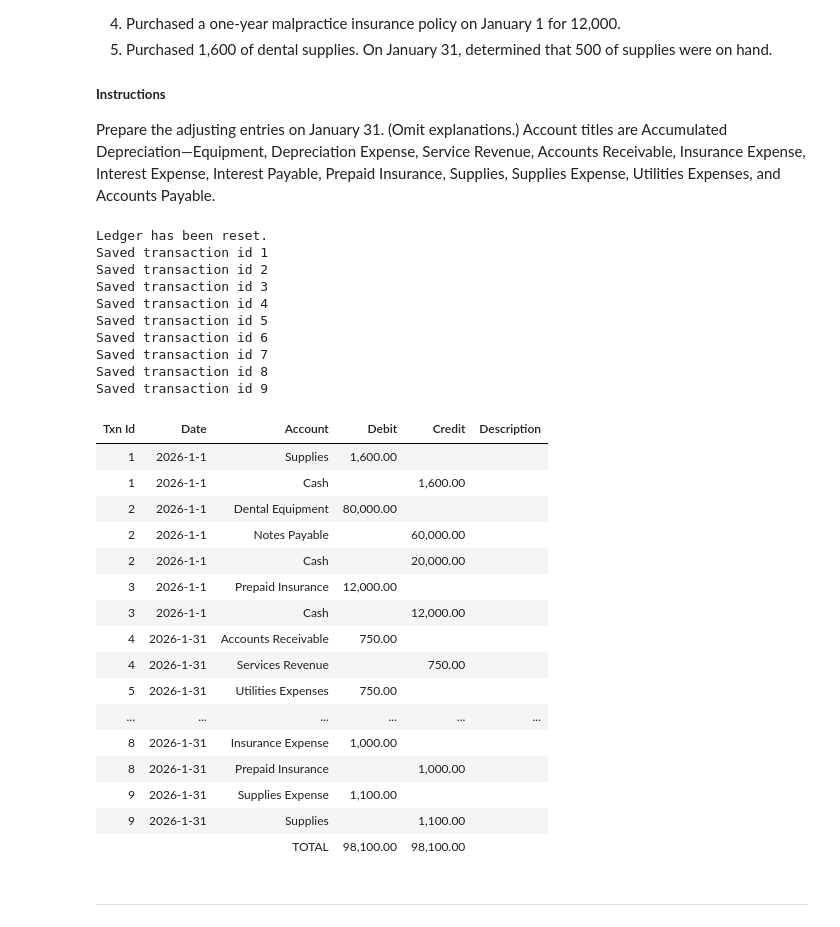
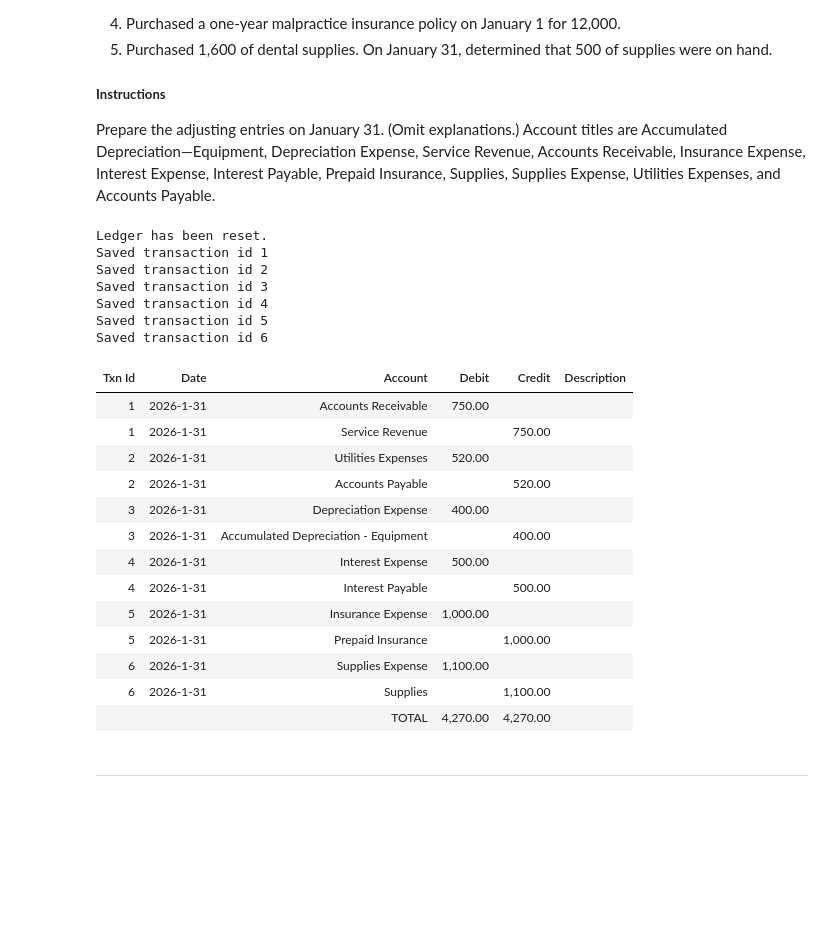
Before and after one commit to ekmartinez/Accounting, a Jupyter notebook: 01_The_Accounting_Information_System/01_The_Accounting_Information_System_Exercises.ipynb, the cells around one changed output. Saved outputs shown, nothing was run; the diff lists cells and outputs as text; code cells hidden in the pictures; blank space fills up the shorter version.

Commit message:
Fixed Weller

```diff
--- a/01_The_Accounting_Information_System/01_The_Accounting_Information_System_Exercises.ipynb
+++ b/01_The_Accounting_Information_System/01_The_Accounting_Information_System_Exercises.ipynb
@@ -669,44 +669,18 @@ Prepare the adjusting entries on January 31. (Omit explanations.) Account titles
 weller = Ledger()
 weller.reset()
 
-supplies = 1600
 weller.add_entry(
     [
-        {"date": "2026-1-1", "account": "Supplies", "debit": supplies, "credit": 0},
-        {"date": "2026-1-1", "account": "Cash", "debit": 0, "credit": supplies},
+        {"date": "2026-1-31", "account": "Accounts Receivable", "debit": 750, "credit": 0},
+        {"date": "2026-1-31", "account": "Service Revenue", "debit": 0, "credit": 750},
     ],
     description="",
 )
 
 weller.add_entry(
     [
-        {"date": "2026-1-1", "account": "Dental Equipment", "debit": 80000, "credit": 0},
-        {"date": "2026-1-1", "account": "Notes Payable", "debit": 0, "credit": 60000},
-        {"date": "2026-1-1", "account": "Cash", "debit": 0, "credit": 20000},
-    ],
-    description="",
-)
-
-weller.add_entry(
-    [
-        {"date": "2026-1-1", "account": "Prepaid Insurance", "debit": 12000, "credit": 0},
-        {"date": "2026-1-1", "account": "Cash", "debit": 0, "credit": 12000},
-    ],
-    description="",
-)
-
-weller.add_entry(
-    [
-        {"date": "2026-1-31", "account": "Accounts Receivable", "debit": 750, "credit": 0},
-        {"date": "2026-1-31", "account": "Services Revenue", "debit": 0, "credit": 750},
-    ],
-    description="",
-)
-
-weller.add_entry(
-    [
-        {"date": "2026-1-31", "account": "Utilities Expenses", "debit": 750, "credit": 0},
-        {"date": "2026-1-31", "account": "Accounts Payable", "debit": 0, "credit": 750},
+        {"date": "2026-1-31", "account": "Utilities Expenses", "debit": 520, "credit": 0},
+        {"date": "2026-1-31", "account": "Accounts Payable", "debit": 0, "credit": 520},
     ],
     description="",
 )
@@ -721,59 +695,53 @@ weller.add_entry(
 
 weller.add_entry(
     [
-        {"date": "2026-1-31", "account": "Interest Expenses", "debit": 500, "credit": 0},
+        {"date": "2026-1-31", "account": "Interest Expense", "debit": 500, "credit": 0},
         {"date": "2026-1-31", "account": "Interest Payable", "debit": 0, "credit": 500},
     ],
     description="",
 )
 
 insurance_exp = round(12000 / 12, 0)
 weller.add_entry(
     [
         {"date": "2026-1-31", "account": "Insurance Expense", "debit": insurance_exp, "credit": 0},
         {"date": "2026-1-31", "account": "Prepaid Insurance", "debit": 0, "credit": insurance_exp},
     ],
     description="",
 )
 
 supplies_used = supplies - 500
 weller.add_entry(
     [
         {"date": "2026-1-31", "account": "Supplies Expense", "debit": supplies_used, "credit": 0},
         {"date": "2026-1-31", "account": "Supplies", "debit": 0, "credit": supplies_used},
     ],
     description="",
 )
 
 display(HTML(format_ledger_table(weller).to_html(index=False)))
 # %% [output]
 Ledger has been reset.
 Saved transaction id 1
 Saved transaction id 2
 Saved transaction id 3
 Saved transaction id 4
 Saved transaction id 5
 Saved transaction id 6
-Saved transaction id 7
-Saved transaction id 8
-Saved transaction id 9
 | Txn Id | Date | Account | Debit | Credit | Description |
-| 1 | 2026-1-1 | Supplies | 1,600.00 |  |  |
-| 1 | 2026-1-1 | Cash |  | 1,600.00 |  |
-| 2 | 2026-1-1 | Dental Equipment | 80,000.00 |  |  |
-| 2 | 2026-1-1 | Notes Payable |  | 60,000.00 |  |
-| 2 | 2026-1-1 | Cash |  | 20,000.00 |  |
-| 3 | 2026-1-1 | Prepaid Insurance | 12,000.00 |  |  |
-| 3 | 2026-1-1 | Cash |  | 12,000.00 |  |
-| 4 | 2026-1-31 | Accounts Receivable | 750.00 |  |  |
-| 4 | 2026-1-31 | Services Revenue |  | 750.00 |  |
-| 5 | 2026-1-31 | Utilities Expenses | 750.00 |  |  |
-| ... | ... | ... | ... | ... | ... |
-| 8 | 2026-1-31 | Insurance Expense | 1,000.00 |  |  |
-| 8 | 2026-1-31 | Prepaid Insurance |  | 1,000.00 |  |
-| 9 | 2026-1-31 | Supplies Expense | 1,100.00 |  |  |
-| 9 | 2026-1-31 | Supplies |  | 1,100.00 |  |
-|  |  | TOTAL | 98,100.00 | 98,100.00 |  |
+| 1 | 2026-1-31 | Accounts Receivable | 750.00 |  |  |
+| 1 | 2026-1-31 | Service Revenue |  | 750.00 |  |
+| 2 | 2026-1-31 | Utilities Expenses | 520.00 |  |  |
+| 2 | 2026-1-31 | Accounts Payable |  | 520.00 |  |
+| 3 | 2026-1-31 | Depreciation Expense | 400.00 |  |  |
+| 3 | 2026-1-31 | Accumulated Depreciation - Equipment |  | 400.00 |  |
+| 4 | 2026-1-31 | Interest Expense | 500.00 |  |  |
+| 4 | 2026-1-31 | Interest Payable |  | 500.00 |  |
+| 5 | 2026-1-31 | Insurance Expense | 1,000.00 |  |  |
+| 5 | 2026-1-31 | Prepaid Insurance |  | 1,000.00 |  |
+| 6 | 2026-1-31 | Supplies Expense | 1,100.00 |  |  |
+| 6 | 2026-1-31 | Supplies |  | 1,100.00 |  |
+|  |  | TOTAL | 4,270.00 | 4,270.00 |  |
 # %% [markdown]
 ---
 # %% [markdown]
```
